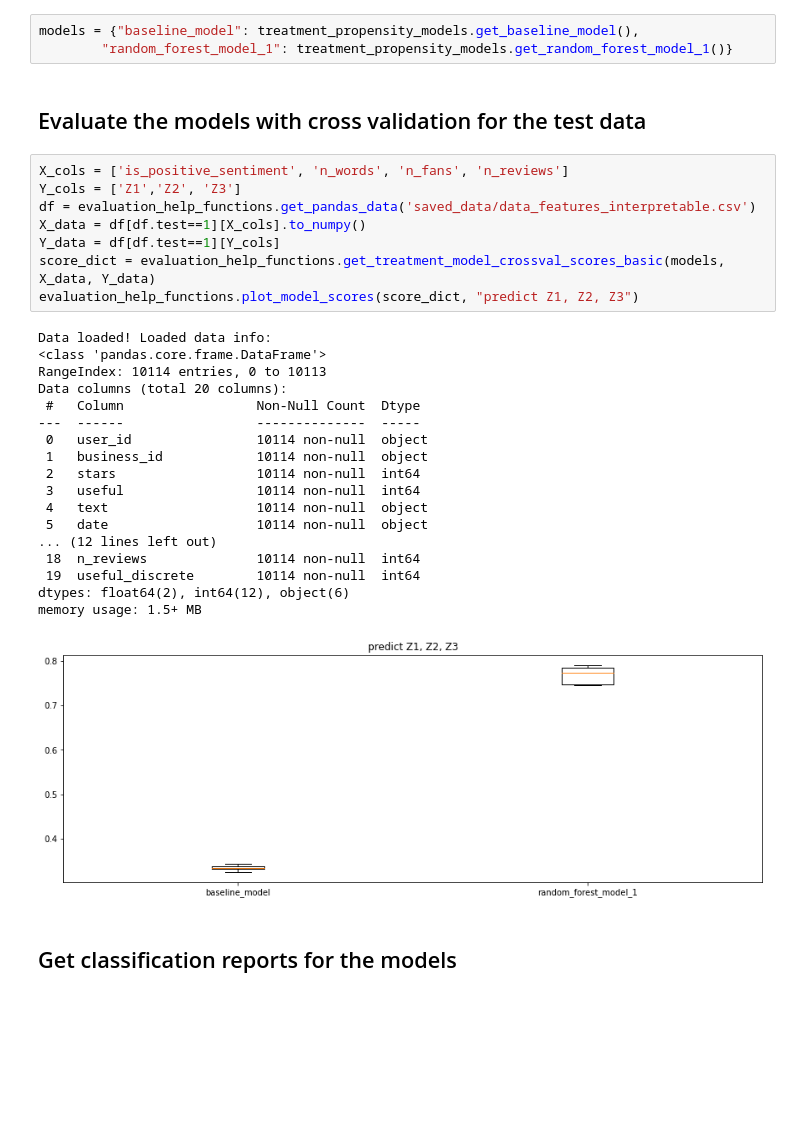
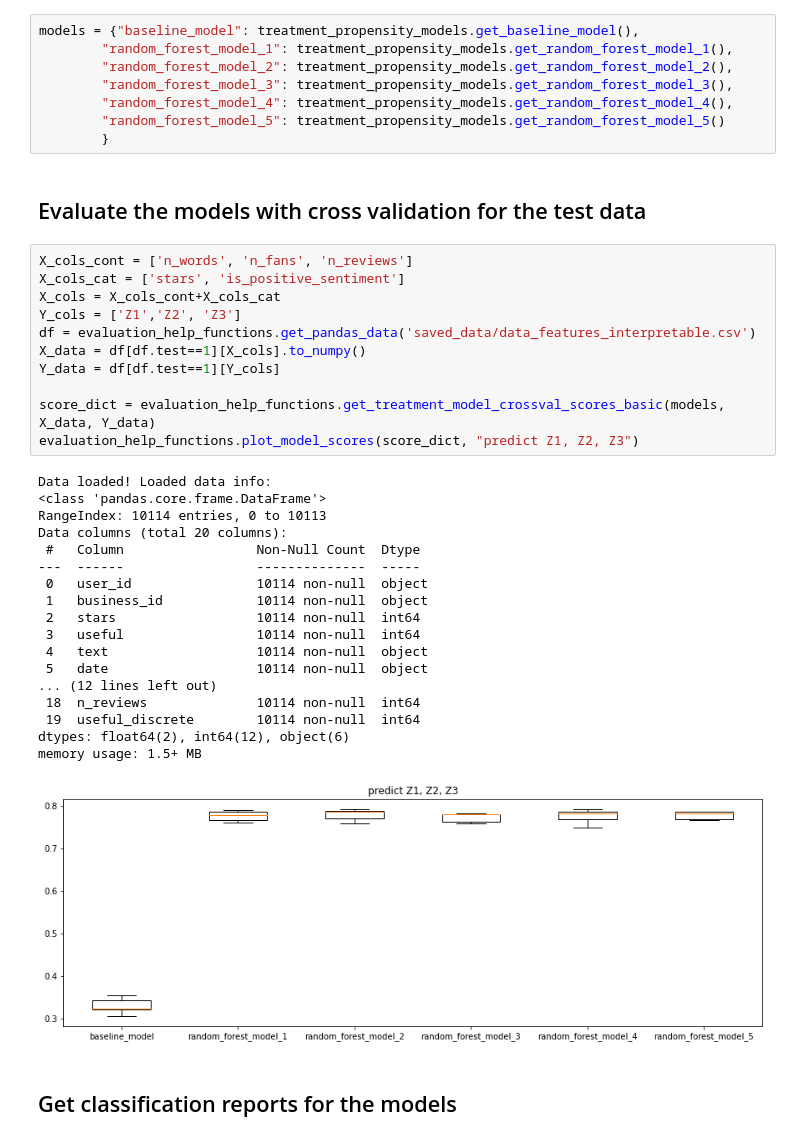
Before and after one commit to lovhag/yelp_causal_inference, a Jupyter notebook: evaluate_treatment_propensity_models.ipynb, the cells around one changed output. Cells and saved outputs as stored; diff of their text form; blank space fills up the shorter version.

```diff
--- a/evaluate_treatment_propensity_models.ipynb
+++ b/evaluate_treatment_propensity_models.ipynb
@@ -13,36 +14,44 @@ importlib.reload(evaluation_help_functions)
 ## Get the treatment propensity models
 # %%
 models = {"baseline_model": treatment_propensity_models.get_baseline_model(),
-        "random_forest_model_1": treatment_propensity_models.get_random_forest_model_1()}
+        "random_forest_model_1": treatment_propensity_models.get_random_forest_model_1(),
+        "random_forest_model_2": treatment_propensity_models.get_random_forest_model_2(),
+        "random_forest_model_3": treatment_propensity_models.get_random_forest_model_3(),
+        "random_forest_model_4": treatment_propensity_models.get_random_forest_model_4(),
+        "random_forest_model_5": treatment_propensity_models.get_random_forest_model_5()
+        }
 # %% [markdown]
 ## Evaluate the models with cross validation for the test data
 # %%
-X_cols = ['is_positive_sentiment', 'n_words', 'n_fans', 'n_reviews']
+X_cols_cont = ['n_words', 'n_fans', 'n_reviews']
+X_cols_cat = ['stars', 'is_positive_sentiment']
+X_cols = X_cols_cont+X_cols_cat
 Y_cols = ['Z1','Z2', 'Z3']
 df = evaluation_help_functions.get_pandas_data('saved_data/data_features_interpretable.csv')
 X_data = df[df.test==1][X_cols].to_numpy()
 Y_data = df[df.test==1][Y_cols]
+
 score_dict = evaluation_help_functions.get_treatment_model_crossval_scores_basic(models, X_data, Y_data)
 evaluation_help_functions.plot_model_scores(score_dict, "predict Z1, Z2, Z3")
 # %% [output]
 Data loaded! Loaded data info:
 <class 'pandas.core.frame.DataFrame'>
 RangeIndex: 10114 entries, 0 to 10113
 Data columns (total 20 columns):
  #   Column                 Non-Null Count  Dtype
 ---  ------                 --------------  -----
  0   user_id                10114 non-null  object
  1   business_id            10114 non-null  object
  2   stars                  10114 non-null  int64
  3   useful                 10114 non-null  int64
  4   text                   10114 non-null  object
  5   date                   10114 non-null  object
 ... (12 lines left out)
  18  n_reviews              10114 non-null  int64
  19  useful_discrete        10114 non-null  int64
 dtypes: float64(2), int64(12), object(6)
 memory usage: 1.5+ MB
-[figure, old version]
+[figure, new version]
 # %% [markdown]
 ## Get classification reports for the models
 # %%
```
Also changed, not shown: parts of 14 cells of this notebook, 3 other files.
